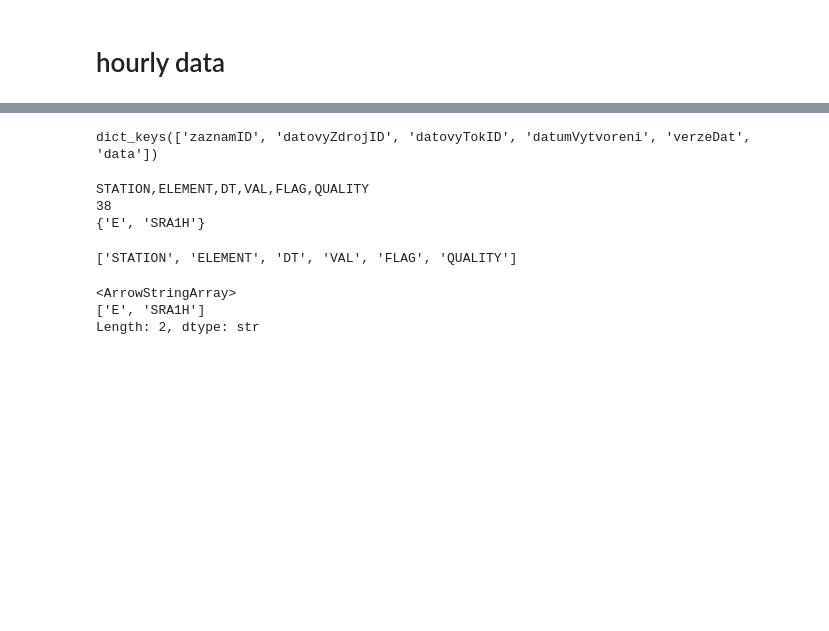
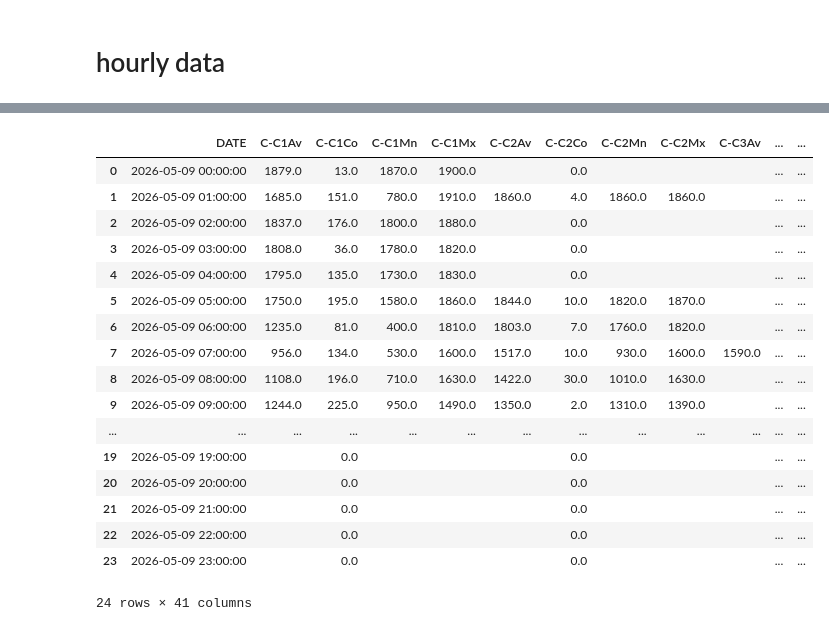
Before and after one commit to Davacii24/weather_data_collector, a Jupyter notebook: scripts/temp - PARSING_DAILY_DATA.ipynb, the cells around one changed output, grey strips where cells are left out. Drawn from its saved outputs; the diff is of its cells as text; code cells hidden in the pictures; blank space fills up the shorter version.

```diff
--- a/scripts/temp - PARSING_DAILY_DATA.ipynb
+++ b/scripts/temp - PARSING_DAILY_DATA.ipynb
@@ -318,5 +318,6 @@ DT
 # %% [markdown]
 # hourly data
 # %%
-with open("../data/raw_data/1h-0-203-0-10904013001-20260506.json") as f:
+with open("../data/raw_data/1h-0-20000-0-11519-20260509.json") as f:
     raw_1h = json.load(f)
+raw_1h["data"]["data"]["values"]
@@ -343,24 +354,31 @@ raw_1h
-# %%
-raw_1h.keys()
-# %% [output]
-dict_keys(['zaznamID', 'datovyZdrojID', 'datovyTokID', 'datumVytvoreni', 'verzeDat', 'data'])
-# %%
-raw_1h["data"].keys()
-raw_1h["data"]["data"].keys()
-print(raw_1h["data"]["data"]["header"])
-print(len(raw_1h["data"]["data"]["values"]))
-print(set(item[1] for item in raw_1h["data"]["data"]["values"]))
-column_names = str.split(raw_1h["data"]["data"]["header"],sep= ",")
-df_1 = pd.DataFrame(data = raw_1h["data"]["data"]["values"] , columns = column_names)
-column_names
-# %% [output]
-STATION,ELEMENT,DT,VAL,FLAG,QUALITY
-38
-{'E', 'SRA1H'}
-['STATION', 'ELEMENT', 'DT', 'VAL', 'FLAG', 'QUALITY']
-# %%
-df_1["ELEMENT"].unique()
-# %% [output]
-<ArrowStringArray>
-['E', 'SRA1H']
-Length: 2, dtype: str
+# %%
+column_names = str.split(raw_1h["data"]["data"]["header"],sep= ",")
+df_1 = pd.DataFrame(data = raw_1h["data"]["data"]["values"] , columns = column_names)
+
+df_1 = df_1.pivot(index="DT",columns= ["ELEMENT"],values="VAL")
+df_1.index = pd.to_datetime(df_1.index)
+df_1.index.name = None
+df_1 = df_1.reset_index().rename(columns={"index": "DATE"})
+df_1.columns.name = None
+df_1["DATE"] = df_1["DATE"].dt.tz_localize(None)
+# %%
+df_1
+# %% [output]
+|  | DATE | C-C1Av | C-C1Co | C-C1Mn | C-C1Mx | C-C2Av | C-C2Co | C-C2Mn | C-C2Mx | C-C3Av | ... | ... |
+| 0 | 2026-05-09 00:00:00 | 1879.0 | 13.0 | 1870.0 | 1900.0 |  | 0.0 |  |  |  | ... | ... |
+| 1 | 2026-05-09 01:00:00 | 1685.0 | 151.0 | 780.0 | 1910.0 | 1860.0 | 4.0 | 1860.0 | 1860.0 |  | ... | ... |
+| 2 | 2026-05-09 02:00:00 | 1837.0 | 176.0 | 1800.0 | 1880.0 |  | 0.0 |  |  |  | ... | ... |
+| 3 | 2026-05-09 03:00:00 | 1808.0 | 36.0 | 1780.0 | 1820.0 |  | 0.0 |  |  |  | ... | ... |
+| 4 | 2026-05-09 04:00:00 | 1795.0 | 135.0 | 1730.0 | 1830.0 |  | 0.0 |  |  |  | ... | ... |
+| 5 | 2026-05-09 05:00:00 | 1750.0 | 195.0 | 1580.0 | 1860.0 | 1844.0 | 10.0 | 1820.0 | 1870.0 |  | ... | ... |
+| 6 | 2026-05-09 06:00:00 | 1235.0 | 81.0 | 400.0 | 1810.0 | 1803.0 | 7.0 | 1760.0 | 1820.0 |  | ... | ... |
+| 7 | 2026-05-09 07:00:00 | 956.0 | 134.0 | 530.0 | 1600.0 | 1517.0 | 10.0 | 930.0 | 1600.0 | 1590.0 | ... | ... |
+| 8 | 2026-05-09 08:00:00 | 1108.0 | 196.0 | 710.0 | 1630.0 | 1422.0 | 30.0 | 1010.0 | 1630.0 |  | ... | ... |
+| 9 | 2026-05-09 09:00:00 | 1244.0 | 225.0 | 950.0 | 1490.0 | 1350.0 | 2.0 | 1310.0 | 1390.0 |  | ... | ... |
+| ... | ... | ... | ... | ... | ... | ... | ... | ... | ... | ... | ... | ... |
+| 19 | 2026-05-09 19:00:00 |  | 0.0 |  |  |  | 0.0 |  |  |  | ... | ... |
+| 20 | 2026-05-09 20:00:00 |  | 0.0 |  |  |  | 0.0 |  |  |  | ... | ... |
+| 21 | 2026-05-09 21:00:00 |  | 0.0 |  |  |  | 0.0 |  |  |  | ... | ... |
+| 22 | 2026-05-09 22:00:00 |  | 0.0 |  |  |  | 0.0 |  |  |  | ... | ... |
+| 23 | 2026-05-09 23:00:00 |  | 0.0 |  |  |  | 0.0 |  |  |  | ... | ... |
+24 rows × 41 columns
```
Also changed, not shown: parts of 7 cells of this notebook, 7 other files.
